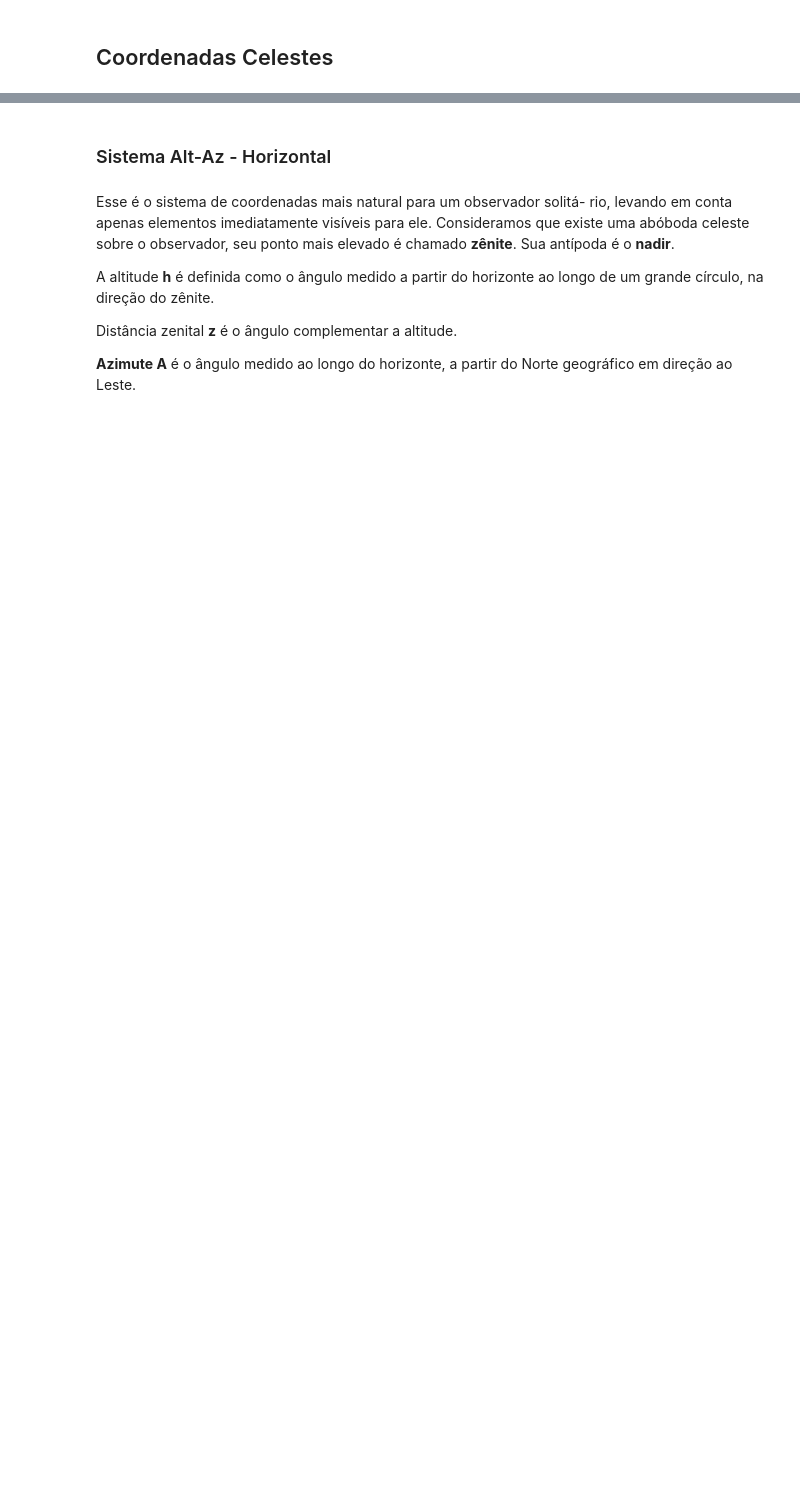
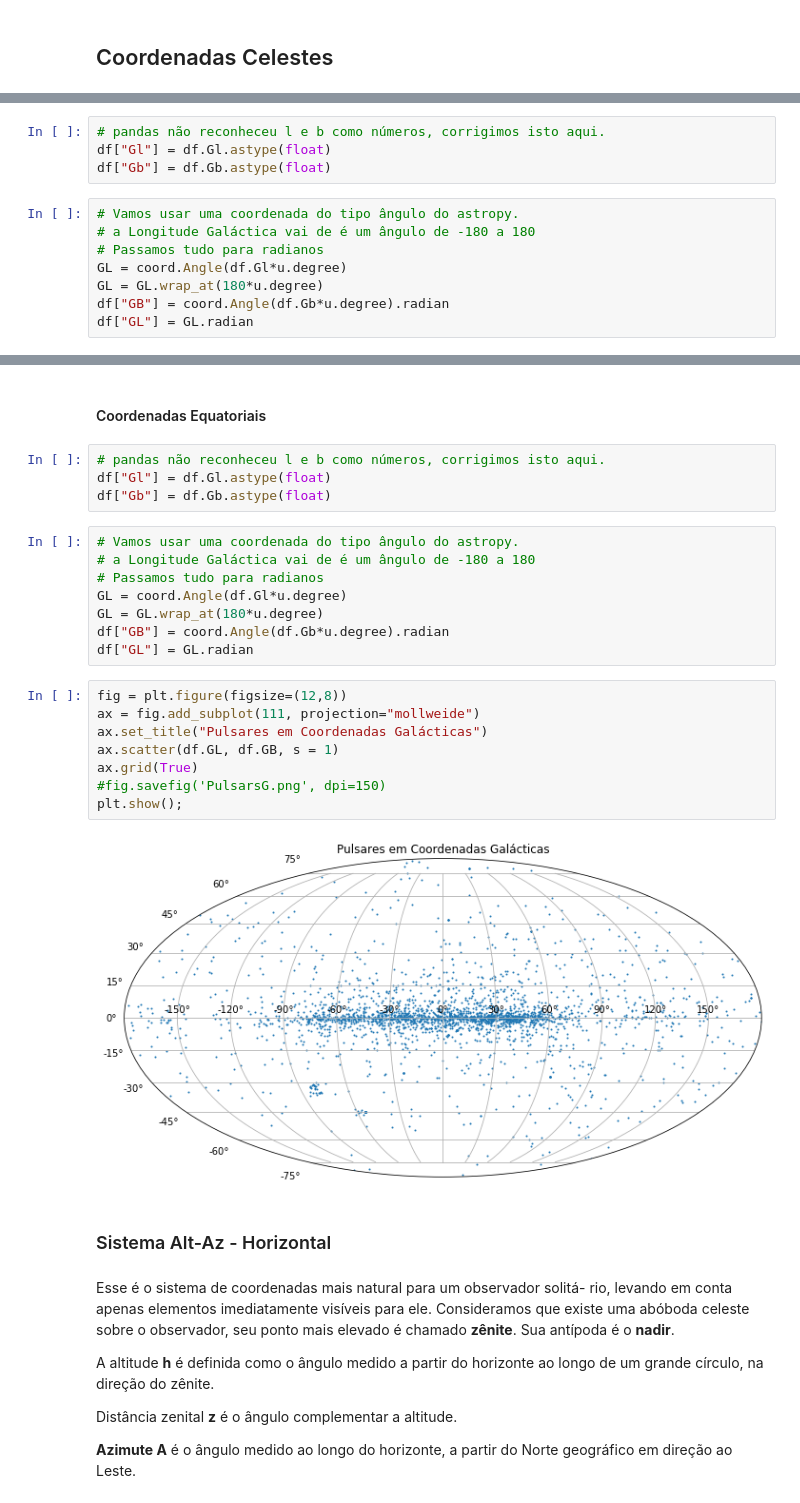
Before and after one commit to lbarosi/IntroAstrofisicaCosmologia, a Jupyter notebook: Notebooks/AULA-01.ipynb, the cells around one changed output, grey strips where cells are left out. Cells and saved outputs as stored; diff of their text form; blank space fills up the shorter version.

```diff
--- a/Notebooks/AULA-01.ipynb
+++ b/Notebooks/AULA-01.ipynb
@@ -259,0 +287,12 @@ plt.show();
+# %%
+# pandas não reconheceu l e b como números, corrigimos isto aqui.
+df["Gl"] = df.Gl.astype(float)
+df["Gb"] = df.Gb.astype(float)
+# %%
+# Vamos usar uma coordenada do tipo ângulo do astropy.
+# a Longitude Galáctica vai de é um ângulo de -180 a 180
+# Passamos tudo para radianos
+GL = coord.Angle(df.Gl*u.degree)
+GL = GL.wrap_at(180*u.degree)
+df["GB"] = coord.Angle(df.Gb*u.degree).radian
+df["GL"] = GL.radian
@@ -260,3 +307,27 @@ plt.show();
+# %% [markdown]
+#### Coordenadas Equatoriais
+# %%
+# pandas não reconheceu l e b como números, corrigimos isto aqui.
+df["Gl"] = df.Gl.astype(float)
+df["Gb"] = df.Gb.astype(float)
+# %%
+# Vamos usar uma coordenada do tipo ângulo do astropy.
+# a Longitude Galáctica vai de é um ângulo de -180 a 180
+# Passamos tudo para radianos
+GL = coord.Angle(df.Gl*u.degree)
+GL = GL.wrap_at(180*u.degree)
+df["GB"] = coord.Angle(df.Gb*u.degree).radian
+df["GL"] = GL.radian
+# %%
+fig = plt.figure(figsize=(12,8))
+ax = fig.add_subplot(111, projection="mollweide")
+ax.set_title("Pulsares em Coordenadas Galácticas")
+ax.scatter(df.GL, df.GB, s = 1)
+ax.grid(True)
+#fig.savefig('PulsarsG.png', dpi=150)
+plt.show();
+# %% [output]
+[figure, added]
 # %% [markdown]
 ### Sistema Alt-Az - Horizontal
 # %% [markdown]
```
Also changed, not shown: parts of 15 cells of this notebook, 2 other files.
